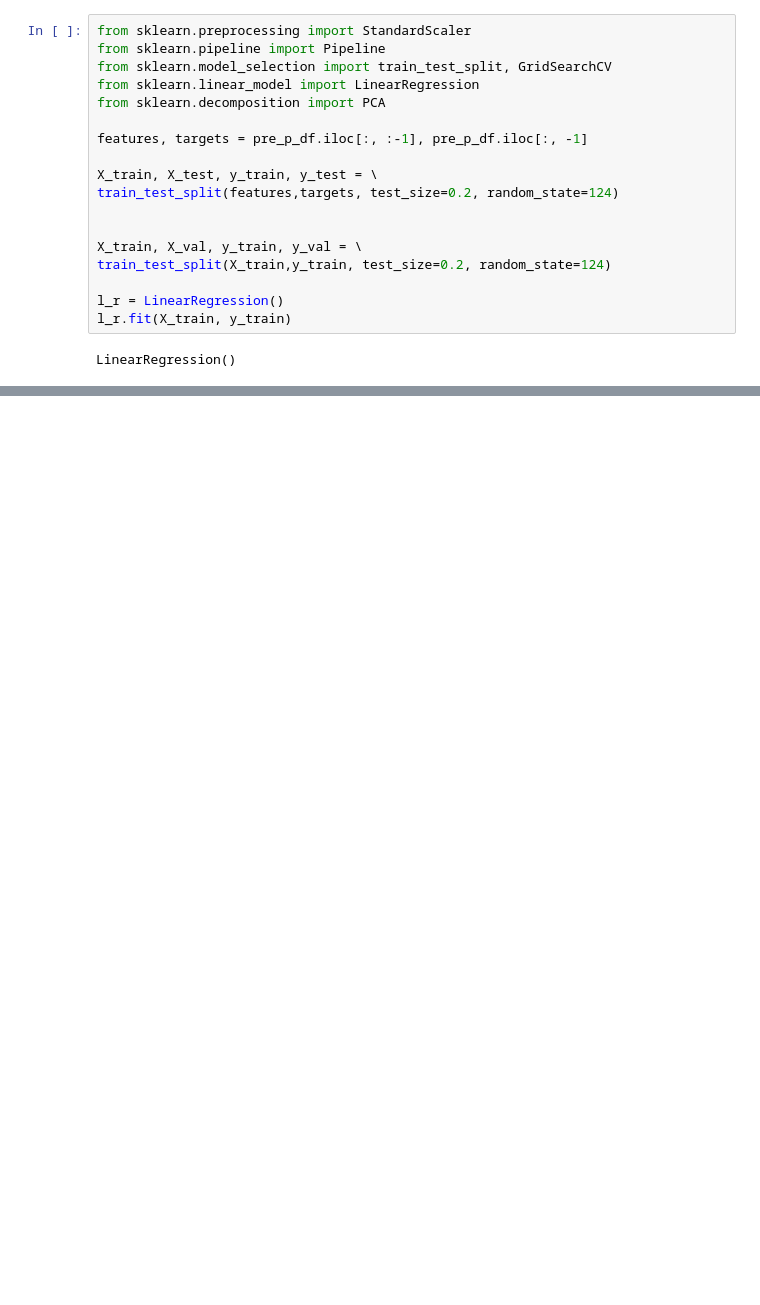
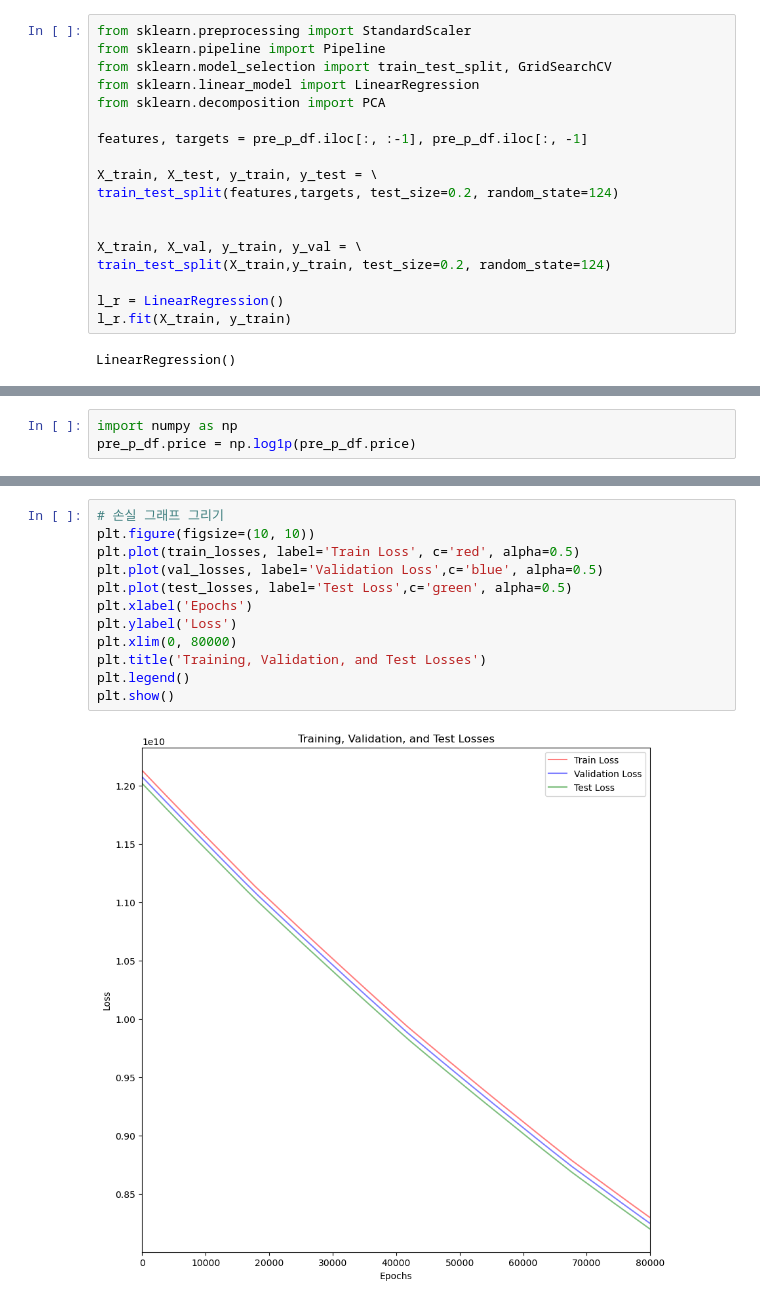
Before and after one commit to DianaKang0123/machine_learning_project, a Jupyter notebook: Nonlinear Regression/Pakistan_car_sales.ipynb, the cells around one changed output, grey strips where cells are left out. Saved outputs shown, nothing was run; the diff lists cells and outputs as text; blank space fills up the shorter version.

```diff
--- a/Nonlinear Regression/Pakistan_car_sales.ipynb
+++ b/Nonlinear Regression/Pakistan_car_sales.ipynb
@@ -567,0 +612,3 @@ MSE: 5930020074983.4209, RMSE: 2435163.2543, R2: 0.7801
+# %%
+import numpy as np
+pre_p_df.price = np.log1p(pre_p_df.price)
@@ -567,0 +1032,14 @@ MSE: 5930020074983.4209, RMSE: 2435163.2543, R2: 0.7801
+# %%
+# 손실 그래프 그리기
+plt.figure(figsize=(10, 10))
+plt.plot(train_losses, label='Train Loss', c='red', alpha=0.5)
+plt.plot(val_losses, label='Validation Loss',c='blue', alpha=0.5)
+plt.plot(test_losses, label='Test Loss',c='green', alpha=0.5)
+plt.xlabel('Epochs')
+plt.ylabel('Loss')
+plt.xlim(0, 80000)
+plt.title('Training, Validation, and Test Losses')
+plt.legend()
+plt.show()
+# %% [output]
+[figure, added]
```
Also changed, not shown: parts of 55 cells of this notebook.
